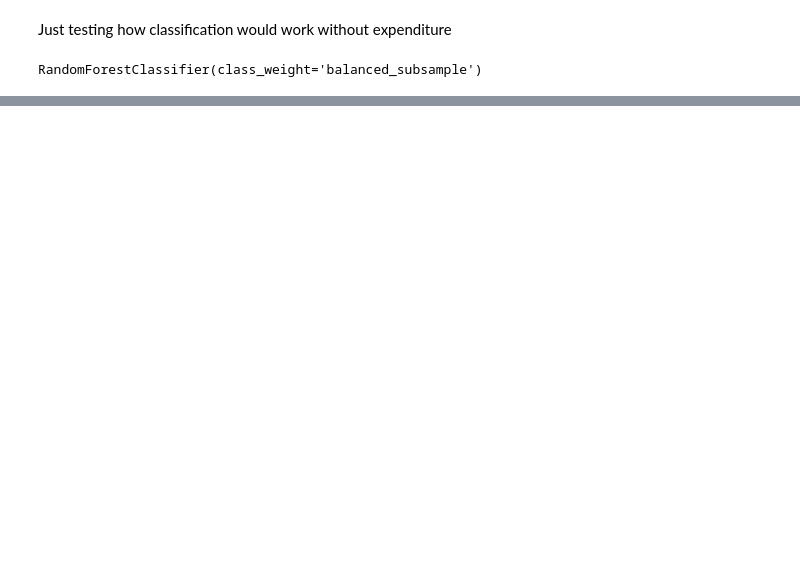
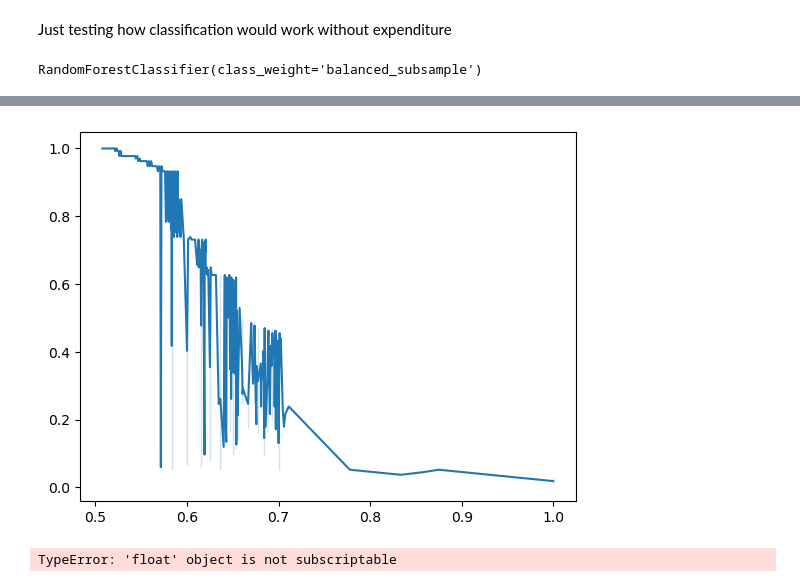
Before and after one commit to viniciussuares/CreditAnalysis, a Jupyter notebook: CreditAnalysis/notebook/CreditAnalysisClassification.ipynb, the cells around one changed output, grey strips where cells are left out. Cells and saved outputs as stored; diff of their text form; code cells hidden in the pictures; blank space fills up the shorter version.

```diff
--- a/CreditAnalysis/notebook/CreditAnalysisClassification.ipynb
+++ b/CreditAnalysis/notebook/CreditAnalysisClassification.ipynb
@@ -815,0 +989,21 @@ ConfusionMatrixDisplay(cm_1_vs_all).plot()
+# %%
+y_proba = classifier.predict_proba(X_test)[:,1]
+# %%
+precision, recall, thresholds = precision_recall_curve(y_test, y_proba)
+# %%
+sns.lineplot(x=precision, y=recall)
+plt.show()
+# %% [output]
+[figure, added]
+# %%
+# Maximizing recall
+best_threshold_index = np.argmax(recall)
+best_threshold = threshold[best_threshold_index]
+best_recall = recall[best_threshold_index]
+best_precision = precision[best_threshold_index]
+
+print(f'Best Threshold: {best_threshold:.2f}')
+print(f'Recall with best threshold: {best_recall:.2f}')
+print(f'Precision with best threshold: {best_precision:.2f}')
+# %% [output]
+TypeError: 'float' object is not subscriptable
```
Also changed, not shown: parts of 36 cells of this notebook, 4 other files.
